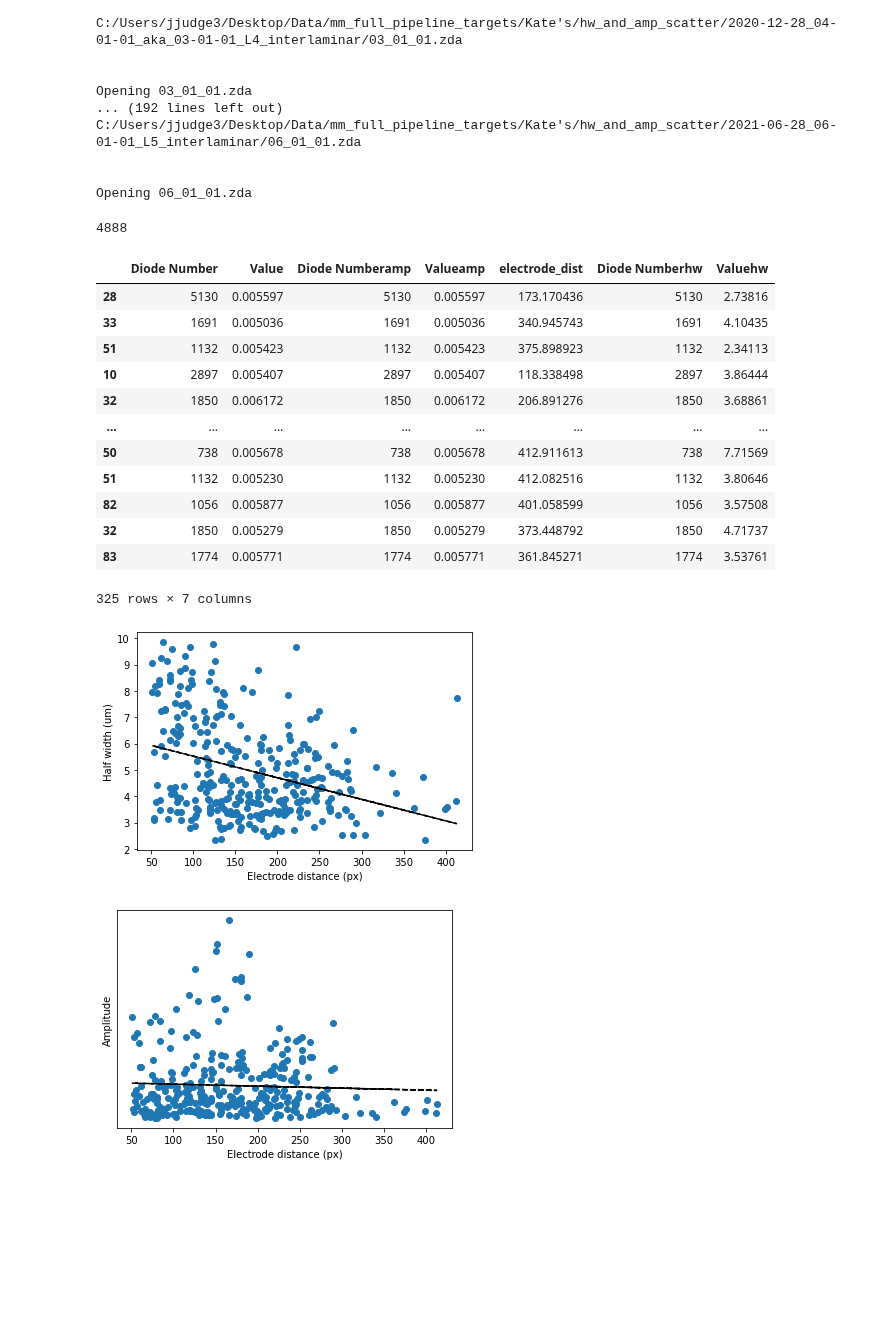
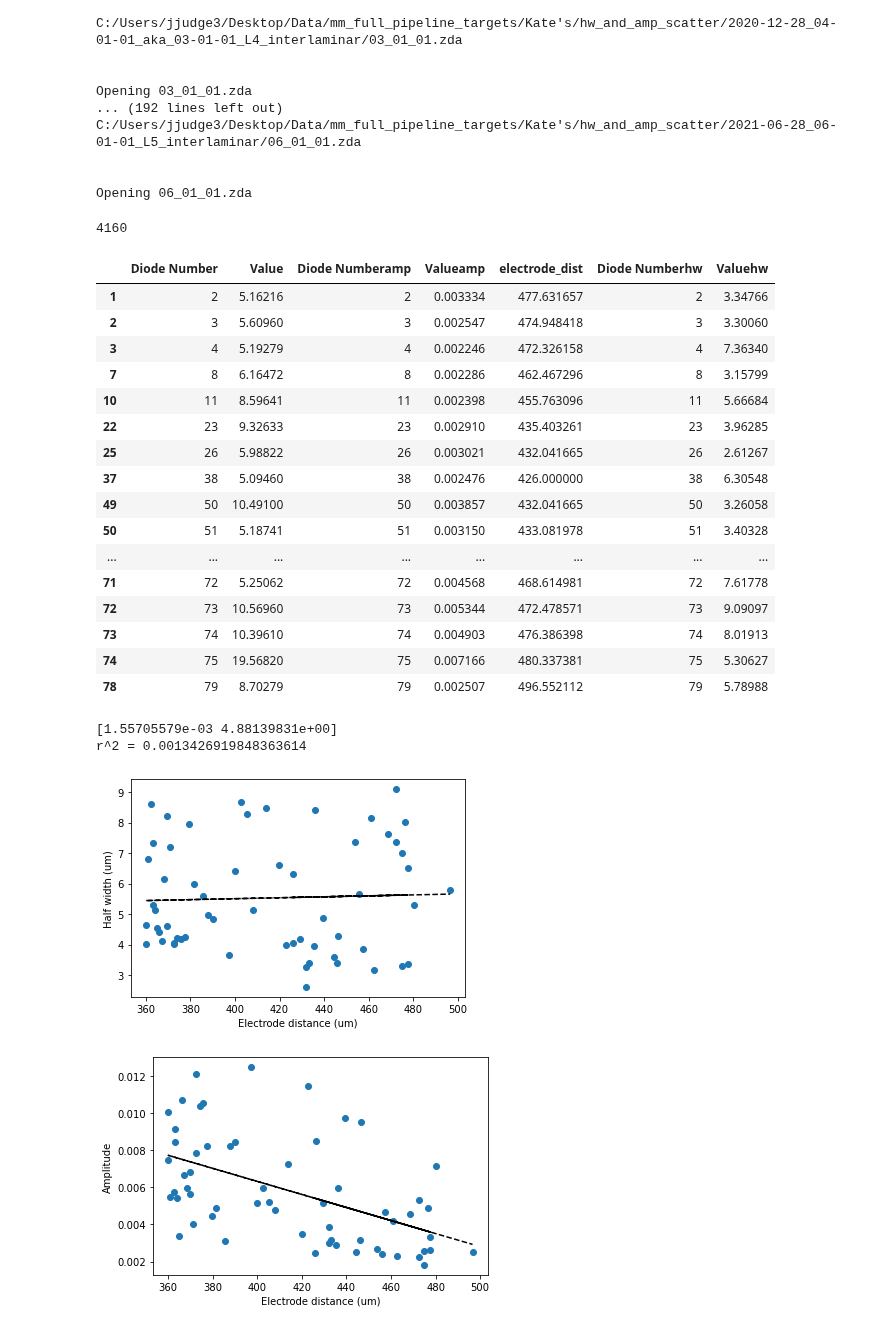
Before and after one commit to john-judge/TSM-to-ZDA, a Jupyter notebook: Kate_hw_amp_vs_dist.ipynb, the cells around one changed output. Cells and saved outputs as stored; diff of their text form; code cells hidden in the pictures; blank space fills up the shorter version.

```diff
--- a/Kate_hw_amp_vs_dist.ipynb
+++ b/Kate_hw_amp_vs_dist.ipynb
@@ -23,7 +23,7 @@ from lib.utilities import *
 data_dir = "C:/Users/jjudge3/Desktop/Data/mm_full_pipeline_targets/Kate's/hw_and_amp_scatter/"
 
 enable_photoZ_interaction = True
-initialize_photoZ = True
+initialize_photoZ = False
 snr_cutoff_signal = 5.0
 # %%
 # set up PhotoZ (open it manually)
@@ -52,7 +52,7 @@ for subdir, dirs, files in os.walk(data_dir):
                 # save SNR values from PhotoZ
                 snr_filename = subdir + "/" + "SNR.dat"
                 if enable_photoZ_interaction:
-                    aPhz.select_SNR_trace_value()
+                    # aPhz.select_SNR_trace_value()
                     aPhz.save_trace_values(snr_filename)
 
                 # save half-width values from PhotoZ
@@ -93,12 +93,25 @@ def read_dat_trace_file(filename):
                                  names=['Diode Number',  'Value'])
     return data_arr
 
+def read_dat_arr_file(filename):
+    data_arr = pd.read_csv(filename,
+                                 sep='\t',
+                                 header=None,
+                                 names=['Index',  'Value'])
+    data_arr = np.array(data_arr['Value']).reshape((80, 80))
+    return data_arr
+
 concat_data = pd.DataFrame({})
 snr_dfs = []
 total_before_filter = 0
 for subdir, dirs, files in os.walk(data_dir):
     if subdir.endswith("hw_and_amp_scatter/"):
         continue
+    snr_arr = None
+    for f in files:
+        if '_snr.txt' in f:
+            snr_arr = read_dat_arr_file(subdir + "/" + f)
+
     amp = read_dat_trace_file(subdir + "/" + 'amp.dat')
     hw = read_dat_trace_file(subdir + "/" + 'hw.dat')
     snr = read_dat_trace_file(subdir + "/" + 'SNR.dat')
@@ -117,10 +130,11 @@ for subdir, dirs, files in os.walk(data_dir):
     stim_pt = aux_obj[0]  # should be a list of len 2, representing px location [x, y]
 
     snr = snr[pd.to_numeric(snr.Value, errors='coerce').notnull()]
-    snr = snr[snr['Value'] > snr_cutoff_signal / 1000]
+    snr = snr[snr['Value'] > snr_cutoff_signal]
 
     snr = snr[snr['Valuehw'] > 0]
-    snr = snr[snr['Valueamp'] > 0]
+    snr = snr[snr['Valuehw'] < 15]
+    snr = snr[snr['Valueamp'] > 1/1000]
 
 
     # Find distance from diode number to stim_pt
@@ -136,44 +150,54 @@ for subdir, dirs, files in os.walk(data_dir):
 
 all_snr = pd.concat(snr_dfs)
 print(total_before_filter)
-all_snr = all_snr[all_snr['electrode_dist'] > 50]
+all_snr = all_snr[all_snr['electrode_dist'] > 100]
 all_snr
 # %% [output]
-4888
+4160
 |  | Diode Number | Value | Diode Numberamp | Valueamp | electrode_dist | Diode Numberhw | Valuehw |
-| 28 | 5130 | 0.005597 | 5130 | 0.005597 | 173.170436 | 5130 | 2.73816 |
-| 33 | 1691 | 0.005036 | 1691 | 0.005036 | 340.945743 | 1691 | 4.10435 |
-| 51 | 1132 | 0.005423 | 1132 | 0.005423 | 375.898923 | 1132 | 2.34113 |
-| 10 | 2897 | 0.005407 | 2897 | 0.005407 | 118.338498 | 2897 | 3.86444 |
-| 32 | 1850 | 0.006172 | 1850 | 0.006172 | 206.891276 | 1850 | 3.68861 |
+| 1 | 2 | 5.16216 | 2 | 0.003334 | 477.631657 | 2 | 3.34766 |
+| 2 | 3 | 5.60960 | 3 | 0.002547 | 474.948418 | 3 | 3.30060 |
+| 3 | 4 | 5.19279 | 4 | 0.002246 | 472.326158 | 4 | 7.36340 |
+| 7 | 8 | 6.16472 | 8 | 0.002286 | 462.467296 | 8 | 3.15799 |
+| 10 | 11 | 8.59641 | 11 | 0.002398 | 455.763096 | 11 | 5.66684 |
+| 22 | 23 | 9.32633 | 23 | 0.002910 | 435.403261 | 23 | 3.96285 |
+| 25 | 26 | 5.98822 | 26 | 0.003021 | 432.041665 | 26 | 2.61267 |
+| 37 | 38 | 5.09460 | 38 | 0.002476 | 426.000000 | 38 | 6.30548 |
+| 49 | 50 | 10.49100 | 50 | 0.003857 | 432.041665 | 50 | 3.26058 |
+| 50 | 51 | 5.18741 | 51 | 0.003150 | 433.081978 | 51 | 3.40328 |
 | ... | ... | ... | ... | ... | ... | ... | ... |
-| 50 | 738 | 0.005678 | 738 | 0.005678 | 412.911613 | 738 | 7.71569 |
-| 51 | 1132 | 0.005230 | 1132 | 0.005230 | 412.082516 | 1132 | 3.80646 |
-| 82 | 1056 | 0.005877 | 1056 | 0.005877 | 401.058599 | 1056 | 3.57508 |
-| 32 | 1850 | 0.005279 | 1850 | 0.005279 | 373.448792 | 1850 | 4.71737 |
-| 83 | 1774 | 0.005771 | 1774 | 0.005771 | 361.845271 | 1774 | 3.53761 |
+| 71 | 72 | 5.25062 | 72 | 0.004568 | 468.614981 | 72 | 7.61778 |
+| 72 | 73 | 10.56960 | 73 | 0.005344 | 472.478571 | 73 | 9.09097 |
+| 73 | 74 | 10.39610 | 74 | 0.004903 | 476.386398 | 74 | 8.01913 |
+| 74 | 75 | 19.56820 | 75 | 0.007166 | 480.337381 | 75 | 5.30627 |
+| 78 | 79 | 8.70279 | 79 | 0.002507 | 496.552112 | 79 | 5.78988 |
-325 rows × 7 columns
 # %%
 # scatter plot: hw vs electrode dist
 x = all_snr['electrode_dist']
 plt.scatter(x, all_snr['Valuehw'])
 coef = np.polyfit(x, all_snr['Valuehw'], 1)
+print(coef)
 poly1d_fn = np.poly1d(coef)
+correlation = np.corrcoef(x, all_snr['Valuehw'])[0,1]
+
+ # r
+print("r^2 =", correlation**2)
 plt.plot(x, poly1d_fn(x), '--k', label='Slope:' + str(coef[1])[5])
-plt.xlabel("Electrode distance (px)")
+plt.xlabel("Electrode distance (um)")
 plt.ylabel("Half width (um)")
 plt.show()
 # %% [output]
+[1.55705579e-03 4.88139831e+00]
+r^2 = 0.0013426919848363614
-[figure, old version]
+[figure, new version]
 # %%
 # scatter plot: amp vs electrode dist
 plt.scatter(all_snr['electrode_dist'], all_snr['Valueamp'])
 coef = np.polyfit(x, all_snr['Valueamp'], 1)
 poly1d_fn = np.poly1d(coef)
 plt.plot(x, poly1d_fn(x), '--k', label='Slope:' + str(coef[1])[5])
-plt.xlabel("Electrode distance (px)")
+plt.xlabel("Electrode distance (um)")
 plt.ylabel("Amplitude")
-plt.yticks([])
 plt.show()
 # %% [output]
-[figure, old version]
+[figure, new version]
```
Also changed, not shown: parts of 5 cells of this notebook.
